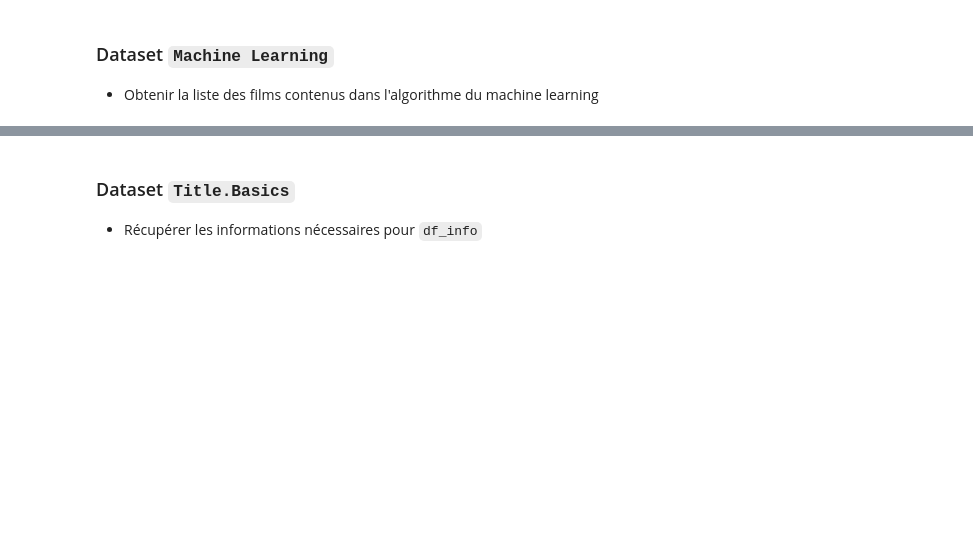
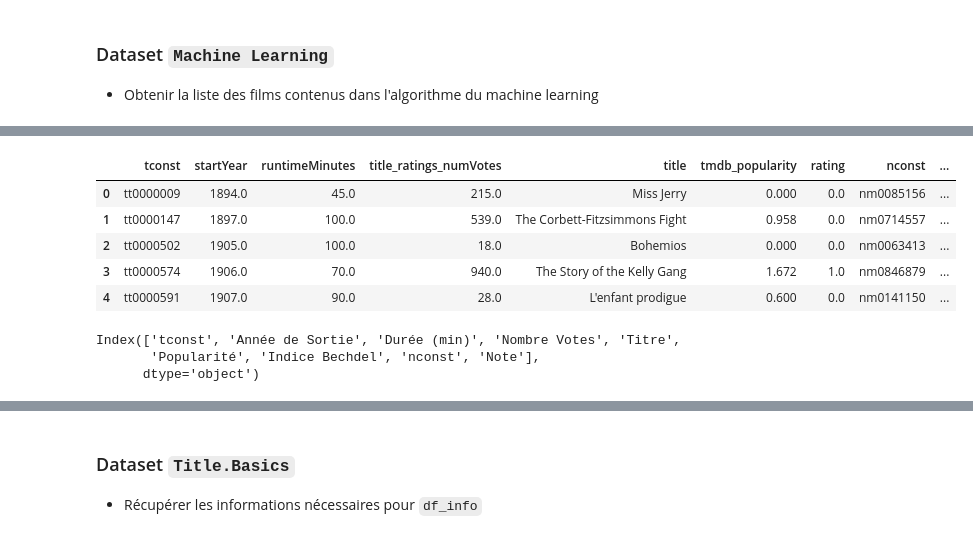
Before and after one commit to jpvt-data/AlgoCinema, a Jupyter notebook: donnees/notebooks/df_info.ipynb, the cells around one changed output, grey strips where cells are left out. Drawn from its saved outputs; the diff is of its cells as text; code cells hidden in the pictures; blank space fills up the shorter version.

```diff
--- a/donnees/notebooks/df_info.ipynb
+++ b/donnees/notebooks/df_info.ipynb
@@ -15,0 +29,31 @@ import pandas as pd
+# %%
+# Garder uniquement les colonnes qui ne sont pas de type booléen
+df_ml = df_ml.select_dtypes(exclude=['bool'])
+
+# Vérification
+df_ml.head()
+# %% [output]
+|  | tconst | startYear | runtimeMinutes | title_ratings_numVotes | title | tmdb_popularity | rating | nconst | ... |
+| 0 | tt0000009 | 1894.0 | 45.0 | 215.0 | Miss Jerry | 0.000 | 0.0 | nm0085156 | ... |
+| 1 | tt0000147 | 1897.0 | 100.0 | 539.0 | The Corbett-Fitzsimmons Fight | 0.958 | 0.0 | nm0714557 | ... |
+| 2 | tt0000502 | 1905.0 | 100.0 | 18.0 | Bohemios | 0.000 | 0.0 | nm0063413 | ... |
+| 3 | tt0000574 | 1906.0 | 70.0 | 940.0 | The Story of the Kelly Gang | 1.672 | 1.0 | nm0846879 | ... |
+| 4 | tt0000591 | 1907.0 | 90.0 | 28.0 | L'enfant prodigue | 0.600 | 0.0 | nm0141150 | ... |
+# %%
+# Renommer les colonnes en français
+df_ml = df_ml.rename(columns={
+    'startYear': 'Année de Sortie',
+    'runtimeMinutes': 'Durée (min)',
+    'title_ratings_numVotes': 'Nombre Votes',
+    'title': 'Titre',
+    'tmdb_popularity': 'Popularité',
+    'rating': 'Indice Bechdel',
+    'notes': 'Note'
+})
+
+# Vérification des nouvelles colonnes
+print(df_ml.columns)
+# %% [output]
+Index(['tconst', 'Année de Sortie', 'Durée (min)', 'Nombre Votes', 'Titre',
+       'Popularité', 'Indice Bechdel', 'nconst', 'Note'],
+      dtype='object')
```
Also changed, not shown: parts of 25 cells of this notebook, 1 other file.
